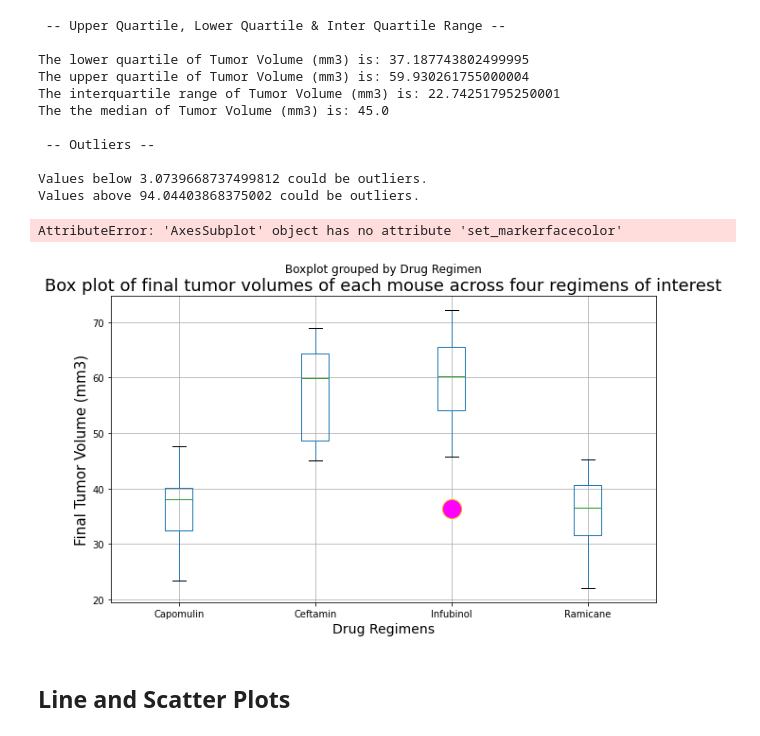
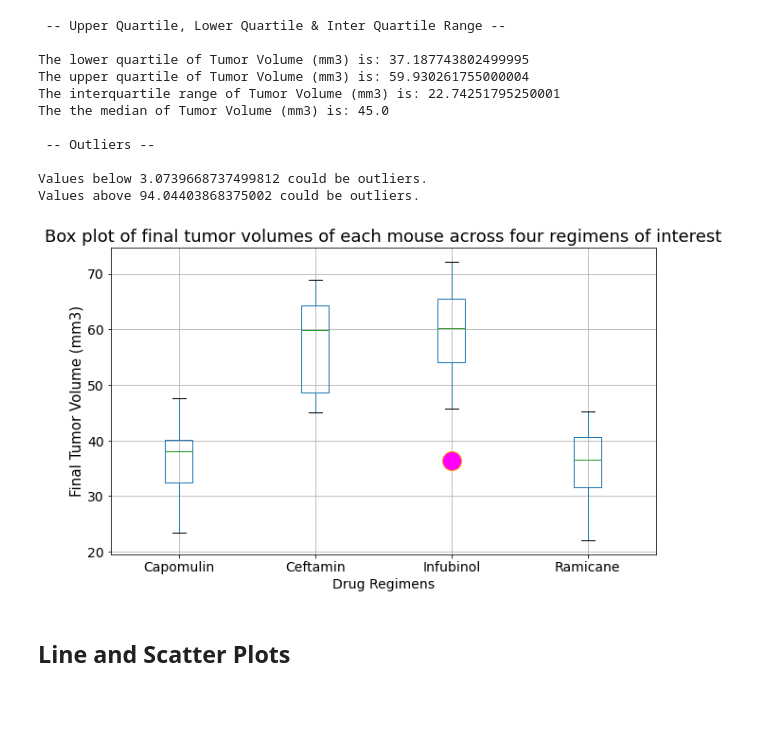
Before and after one commit to jemiflor/Matplotlib_Challenge, a Jupyter notebook: Matplotlib_challenge.ipynb, the cells around one changed output. Drawn from its saved outputs; the diff is of its cells as text; code cells hidden in the pictures; blank space fills up the shorter version.

```diff
--- a/Matplotlib_challenge.ipynb
+++ b/Matplotlib_challenge.ipynb
@@ -67,6 +72,6 @@ mouse_meta_study_df[(mouse_meta_study_df["Mouse ID"] == "g989")]
 | 1592 | g989 | 35 | 62.57 | 2 | Propriva | Female | 21 | ... |
 # %%
 # Create a clean DataFrame by dropping the duplicate mouse by its ID.
-mouse_meta_study_df = mouse_meta_study_df.drop_duplicates(subset=['Mouse ID','Timepoint'], keep=False)
+mouse_meta_study_df = mouse_meta_study_df[(mouse_meta_study_df["Mouse ID"] != "g989")]
 # %%
 # Checking the number of mice in the clean DataFrame.
@@ -265,22 +270,20 @@ Values above 94.04403868375002 could be outliers.
 # %%
 # Generate a box plot of the final tumor volume of each mouse across four regimens of interest
 drug_tumor_Volume_df = drug_regimen_mouse_final_tumor_volume_df[['Drug Regimen', 'Tumor Volume (mm3)']]
 graph, graph_axes = mplot.subplots(figsize=(10,6))
 drug_tumor_Volume_df.boxplot(by='Drug Regimen', widths=0.2, ax=graph_axes,
                             flierprops=dict(markerfacecolor="magenta", markersize="20",
                                            markeredgecolor="orange", linestyle="dotted"))
 graph_axes.set_title("Box plot of final tumor volumes of each mouse across four regimens of interest", fontsize=18)
 graph_axes.set_ylabel("Final Tumor Volume (mm3)", fontsize=15);
 graph_axes.set_xlabel("Drug Regimens", fontsize=14);
-graph_axes.set_markerfacecolor("magenta")
 
 graph.suptitle('')
 mplot.xticks(fontsize=14)
 mplot.yticks(fontsize=14)
 mplot.show()
 # %% [output]
-AttributeError: 'AxesSubplot' object has no attribute 'set_markerfacecolor'
-[figure, old version]
+[figure, new version]
 # %% [markdown]
 ## Line and Scatter Plots
 # %%
```
Also changed, not shown: parts of 11 cells of this notebook.
